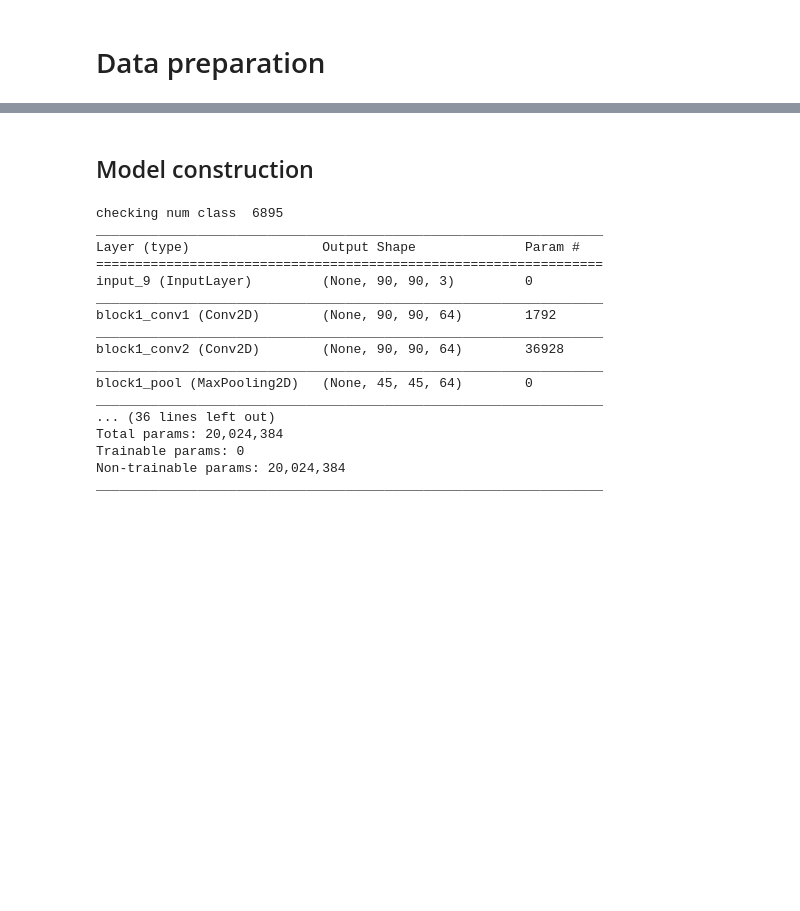
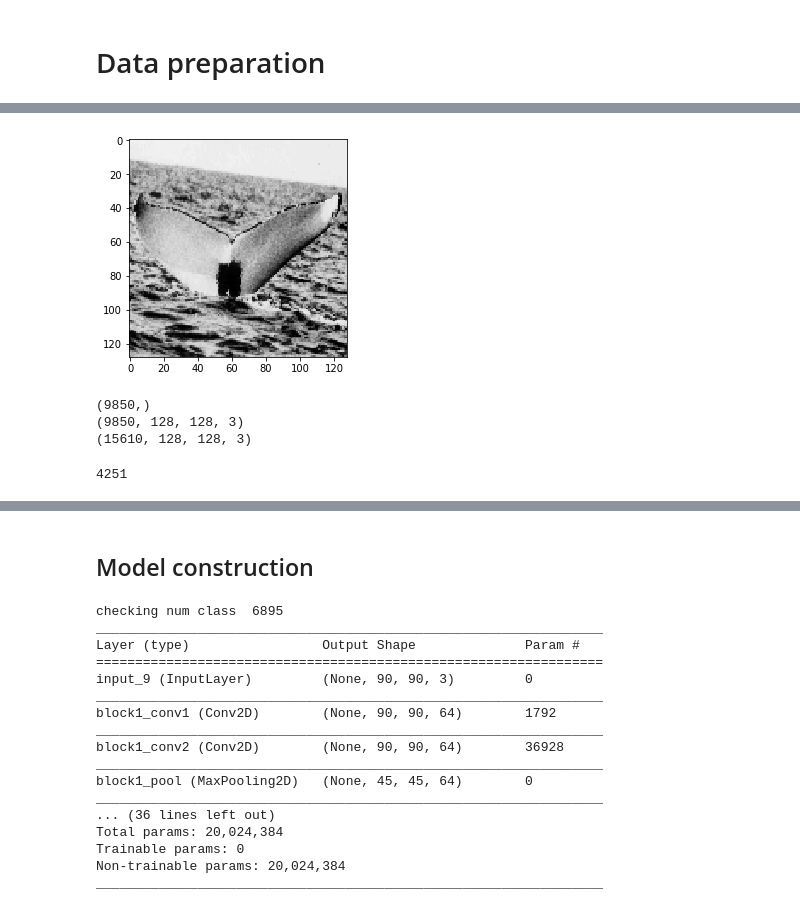
Before and after one commit to deepcollege/deeplearning, a Jupyter notebook: 009-cnn/challenge-humpback-whale-classification/src/Humpback Whale classification.ipynb, the cells around one changed output, grey strips where cells are left out. Cells and saved outputs as stored; diff of their text form; code cells hidden in the pictures; blank space fills up the shorter version.

```diff
--- a/009-cnn/challenge-humpback-whale-classification/src/Humpback Whale classification.ipynb
+++ b/009-cnn/challenge-humpback-whale-classification/src/Humpback Whale classification.ipynb
@@ -69,0 +70,9 @@ RuntimeError: Set changed size during iteration
+# %%
+for file in tqdm(test_files):
+    img = process_image(testing_dir, file)
+    X_test.append(img)
+# %%
+plt.imshow(X_test[4])
+plt.show()
+# %% [output]
+[figure, added]
@@ -69,0 +88,15 @@ RuntimeError: Set changed size during iteration
+# %%
+# Checking shapes
+print(y_train_raw.shape)
+print(X_train_raw.shape)
+print(X_test.shape)
+# %% [output]
+(9850,)
+(9850, 128, 128, 3)
+(15610, 128, 128, 3)
+# %%
+# Number of classes
+num_classes = len(np.unique(y_train_raw))
+print(num_classes)
+# %% [output]
+4251
```
Also changed, not shown: parts of 10 cells of this notebook, 1 other file.
